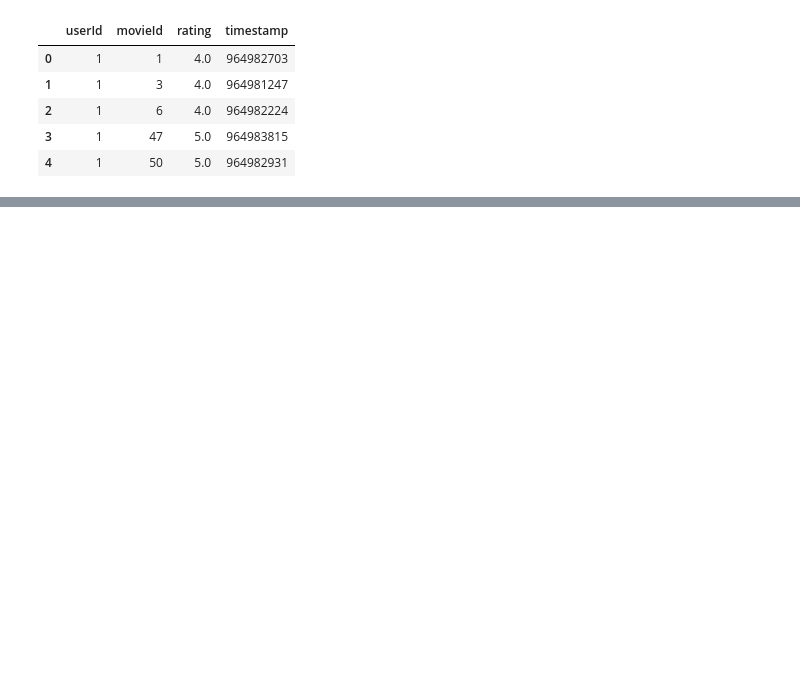
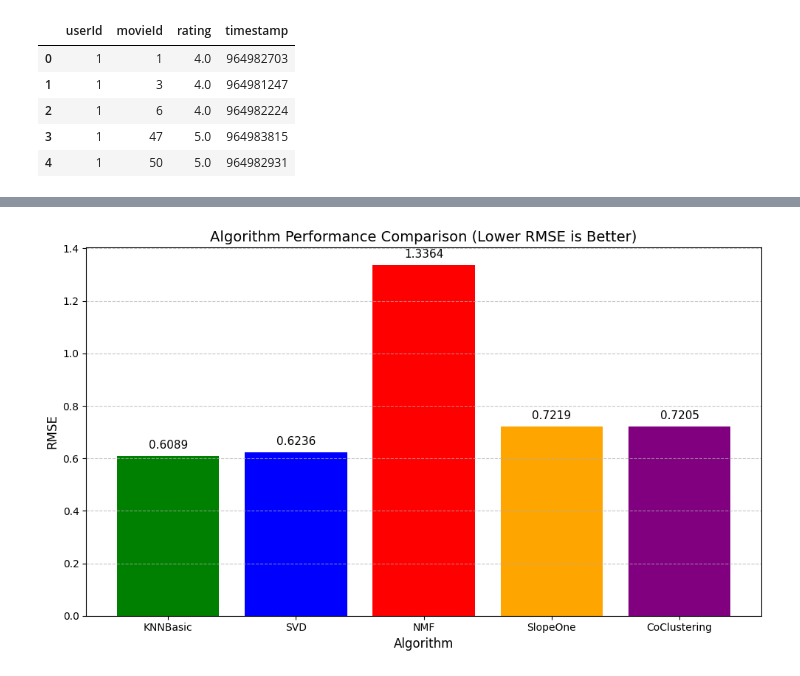
Before and after one commit to kimkok-UCBerkeleyHaas/Assignments, a Jupyter notebook: Module 19/SURPRISE_Library-Mini-Lesson_19-3/19-3_Mini_Surprise_Lib.ipynb, the cells around one changed output, grey strips where cells are left out. Saved outputs shown, nothing was run; the diff lists cells and outputs as text; code cells hidden in the pictures; blank space fills up the shorter version.

```diff
--- a/Module 19/SURPRISE_Library-Mini-Lesson_19-3/19-3_Mini_Surprise_Lib.ipynb
+++ b/Module 19/SURPRISE_Library-Mini-Lesson_19-3/19-3_Mini_Surprise_Lib.ipynb
@@ -45,0 +56,24 @@ KeyError: "['userID', 'itemID'] not in index"
+# %%
+import matplotlib.pyplot as plt
+
+algorithms = ['KNNBasic', 'SVD', 'NMF', 'SlopeOne', 'CoClustering']
+rmse_values = [0.6089, 0.6236, 1.3364, 0.7219, 0.7205]
+
+plt.figure(figsize=(10, 6))
+bars = plt.bar(algorithms, rmse_values, color=['green', 'blue', 'red', 'orange', 'purple'])
+
+plt.title('Algorithm Performance Comparison (Lower RMSE is Better)', fontsize=14)
+plt.xlabel('Algorithm', fontsize=12)
+plt.ylabel('RMSE', fontsize=12)
+plt.grid(axis='y', linestyle='--', alpha=0.7)
+
+# Add value labels on bars
+for bar in bars:
+    height = bar.get_height()
+    plt.text(bar.get_x() + bar.get_width()/2., height + 0.02,
+             f'{height:.4f}', ha='center', va='bottom', fontsize=11)
+
+plt.tight_layout()
+plt.show()
+# %% [output]
+[figure, added]
```
Also changed, not shown: parts of 2 cells of this notebook.
